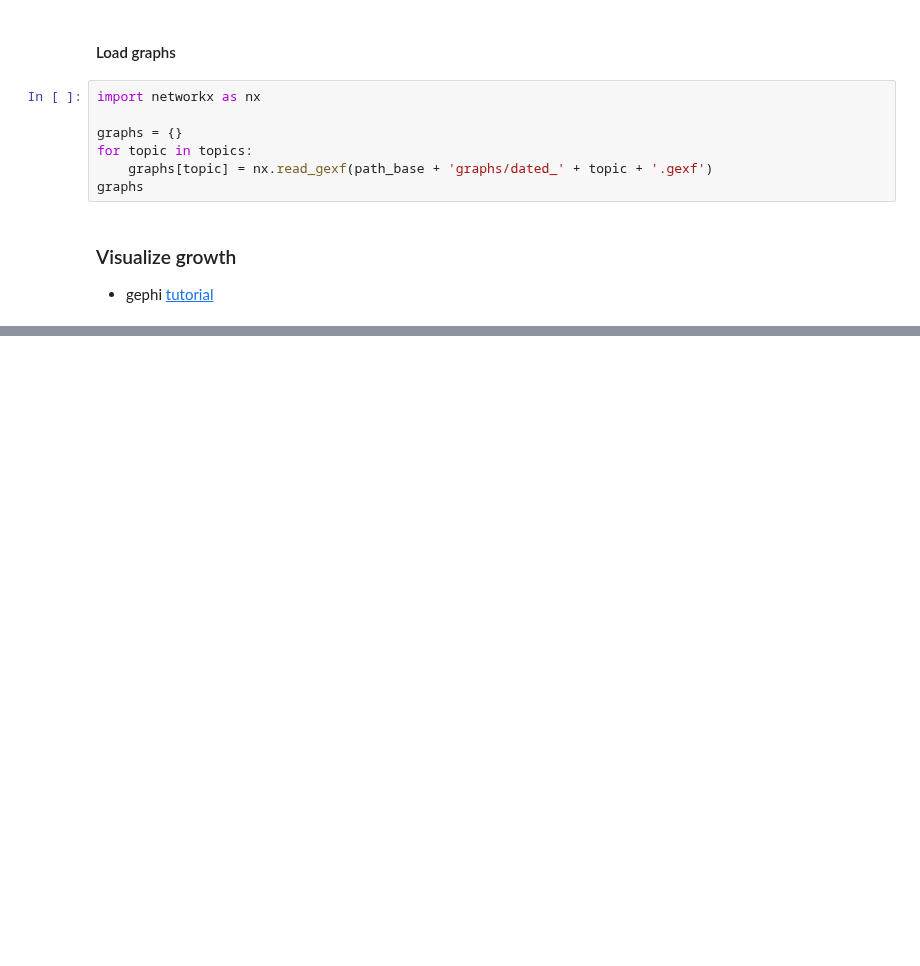
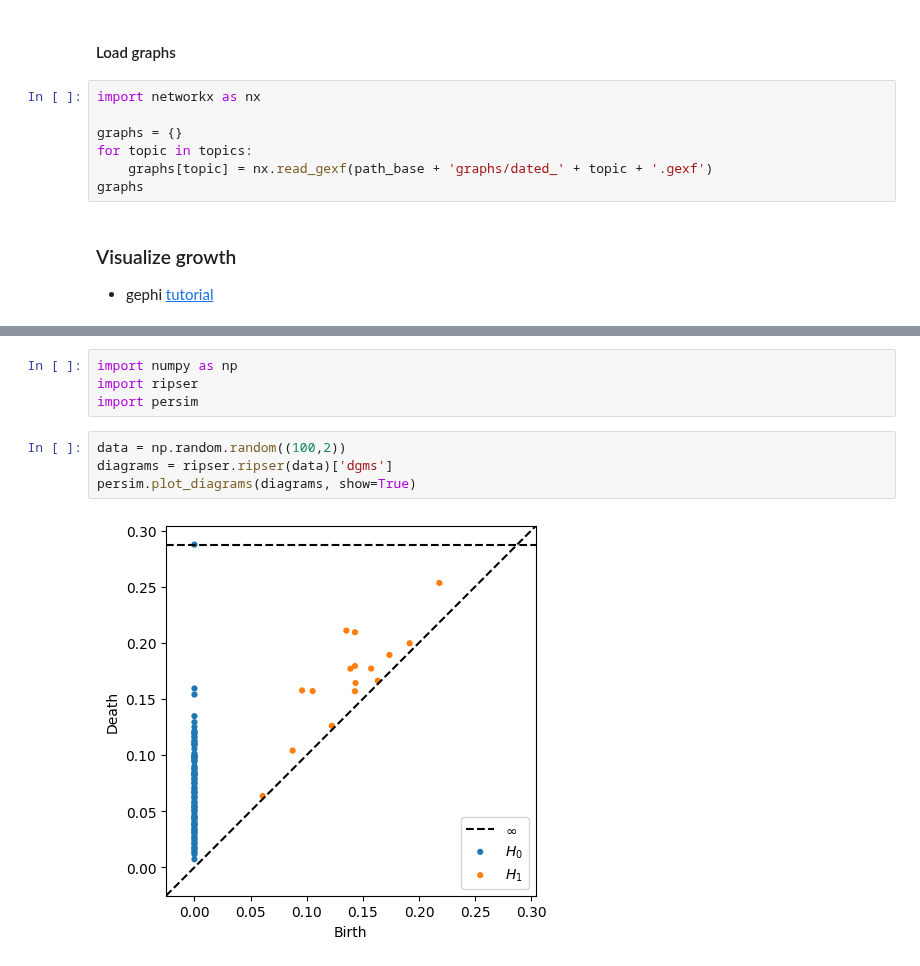
Before and after one commit to harangju/wikinet, a Jupyter notebook: network-growth.ipynb, the cells around one changed output, grey strips where cells are left out. Drawn from its saved outputs; the diff is of its cells as text; blank space fills up the shorter version.

```diff
--- a/network-growth.ipynb
+++ b/network-growth.ipynb
@@ -156,0 +177,10 @@ graphs
+# %%
+import numpy as np
+import ripser
+import persim
+# %%
+data = np.random.random((100,2))
+diagrams = ripser.ripser(data)['dgms']
+persim.plot_diagrams(diagrams, show=True)
+# %% [output]
+[figure, added]
```
Also changed, not shown: parts of 6 cells of this notebook, 1 other file.
